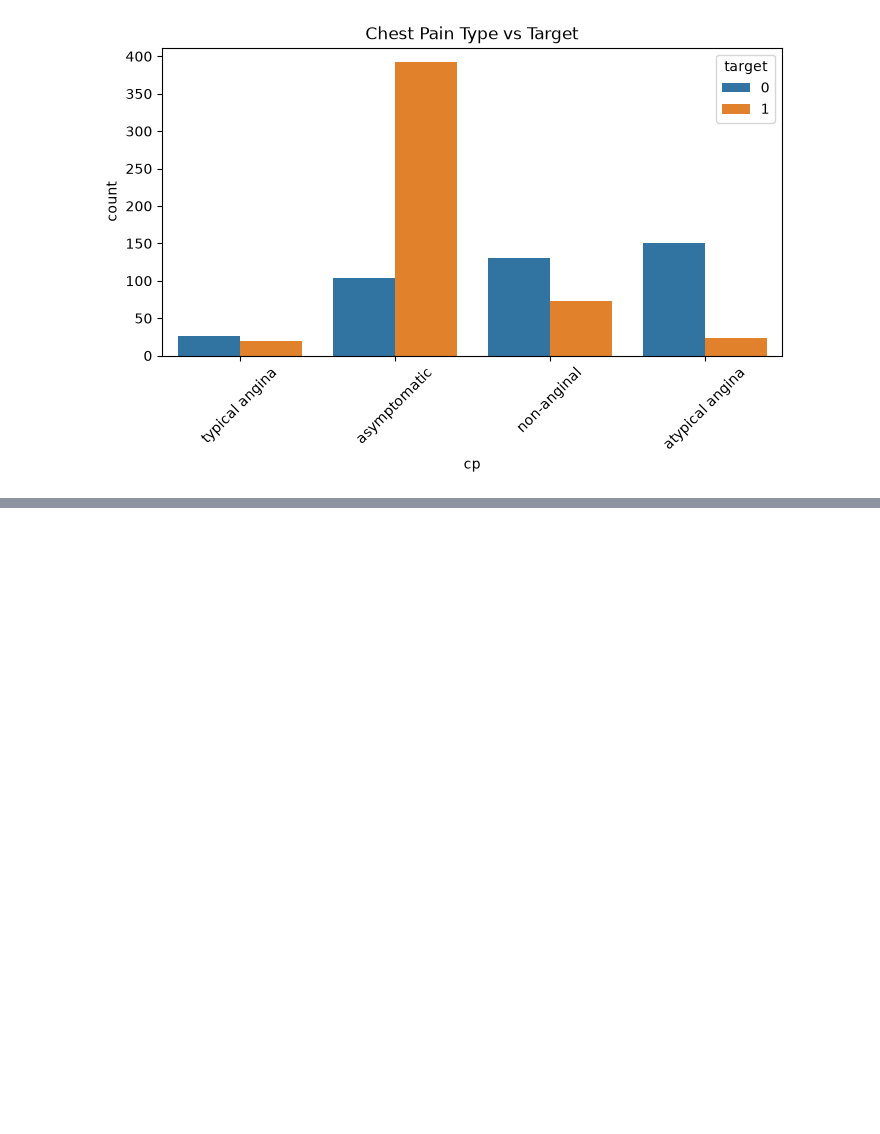
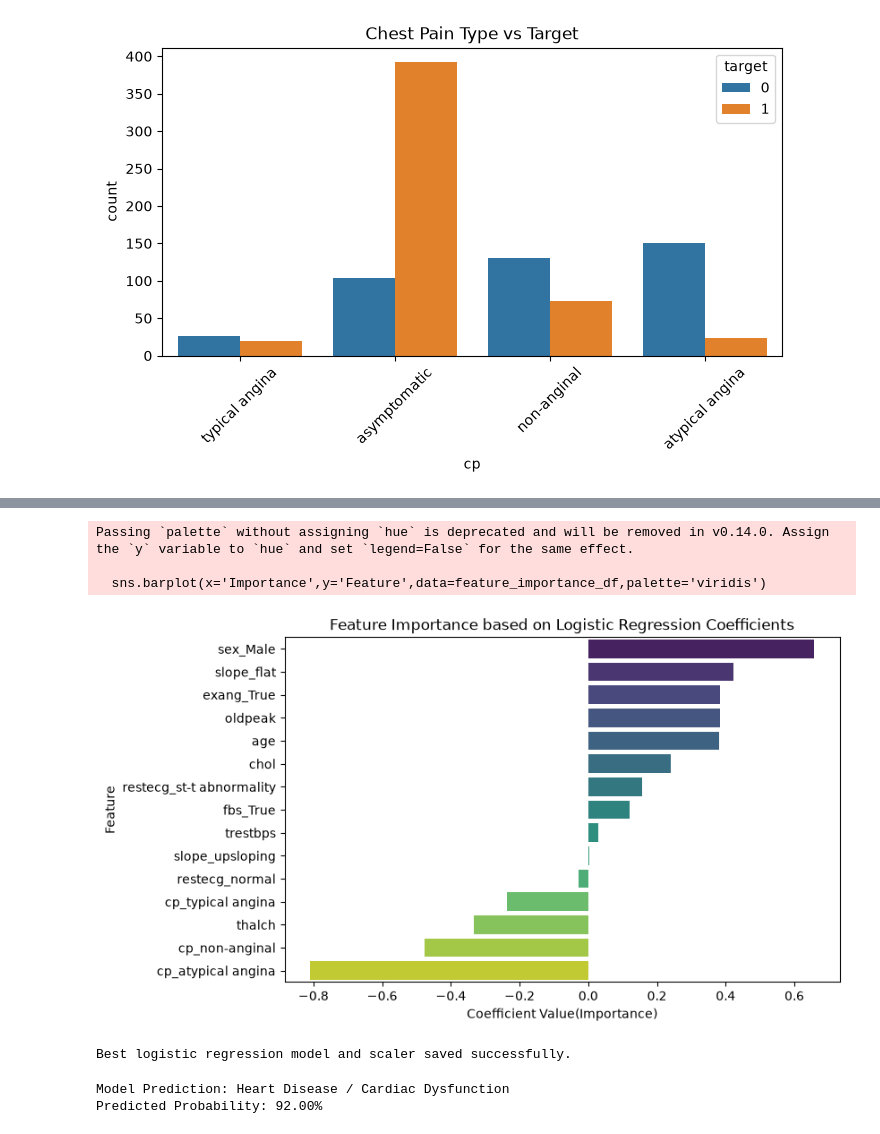
Before and after one commit to hamza-hk7440/heart-disease-prediction, a Jupyter notebook: heart_disease_analysis.ipynb, the cells around one changed output, grey strips where cells are left out. Cells and saved outputs as stored; diff of their text form; code cells hidden in the pictures; blank space fills up the shorter version.

```diff
--- a/heart_disease_analysis.ipynb
+++ b/heart_disease_analysis.ipynb
@@ -115,0 +277,62 @@ df.head()
+# %%
+import pandas as pd
+import matplotlib.pyplot as plt
+import seaborn as sns
+
+coefs=best_model.coef_[0]
+feature_names=x.columns
+
+feature_importance_df=pd.DataFrame({'Feature':feature_names,'Importance':coefs}).sort_values(by='Importance', ascending=False)
+
+plt.figure(figsize=(8,5))
+sns.barplot(x='Importance',y='Feature',data=feature_importance_df,palette='viridis')
+plt.title('Feature Importance based on Logistic Regression Coefficients')
+plt.xlabel('Coefficient Value(Importance)')
+plt.ylabel('Feature')
+plt.show()
+# %% [output]
+Passing `palette` without assigning `hue` is deprecated and will be removed in v0.14.0. Assign the `y` variable to `hue` and set `legend=False` for the same effect.
+
+  sns.barplot(x='Importance',y='Feature',data=feature_importance_df,palette='viridis')
+[figure, added]
+# %%
+import joblib
+joblib.dump(best_model, 'best_logistic_regression_model.pkl')
+joblib.dump(scaler, 'scaler.pkl')
+print("Best logistic regression model and scaler saved successfully.")
+# %% [output]
+Best logistic regression model and scaler saved successfully.
+# %%
+import numpy as np
+import pandas as pd
+import joblib
+
+loaded_model = joblib.load('best_logistic_regression_model.pkl')
+loaded_scaler = joblib.load('scaler.pkl')
+
+new_patient = pd.DataFrame([{
+    'age': 78,
+    'trestbps': 150.0,
+    'chol': 200.0,
+    'thalch': 50.0,
+    'oldpeak': 0.0,
+    'sex_Male': 1,
+    'cp_atypical angina': 0,
+    'cp_non-anginal': 1,
+    'cp_typical angina': 0,
+    'fbs_True': 0,
+    'restecg_normal': 0,
+    'restecg_st-t abnormality': 1,
+    'exang_True': 0,
+    'slope_flat': 1,
+    'slope_upsloping': 0
+}])
+
+patient_scaled = loaded_scaler.transform(new_patient)
+prediction = loaded_model.predict(patient_scaled)[0]
+probability = loaded_model.predict_proba(patient_scaled)[0][1]
+print(f"Model Prediction: {'Heart Disease / Cardiac Dysfunction' if prediction == 1 else 'Healthy'}")
+print(f"Predicted Probability: {probability * 100:.2f}%")
+# %% [output]
+Model Prediction: Heart Disease / Cardiac Dysfunction
+Predicted Probability: 92.00%
```
Also changed, not shown: parts of 10 cells of this notebook, 5 other files.
